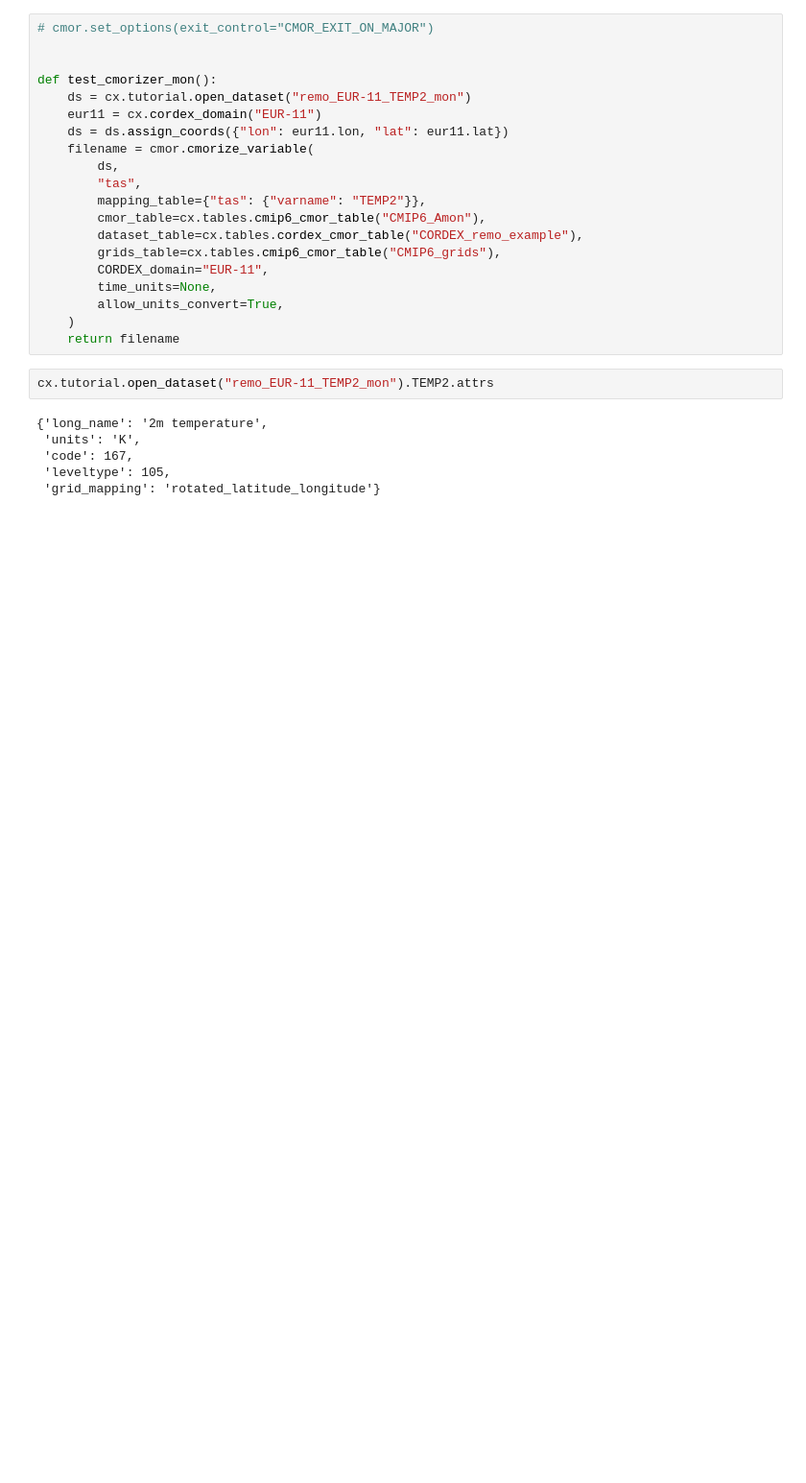
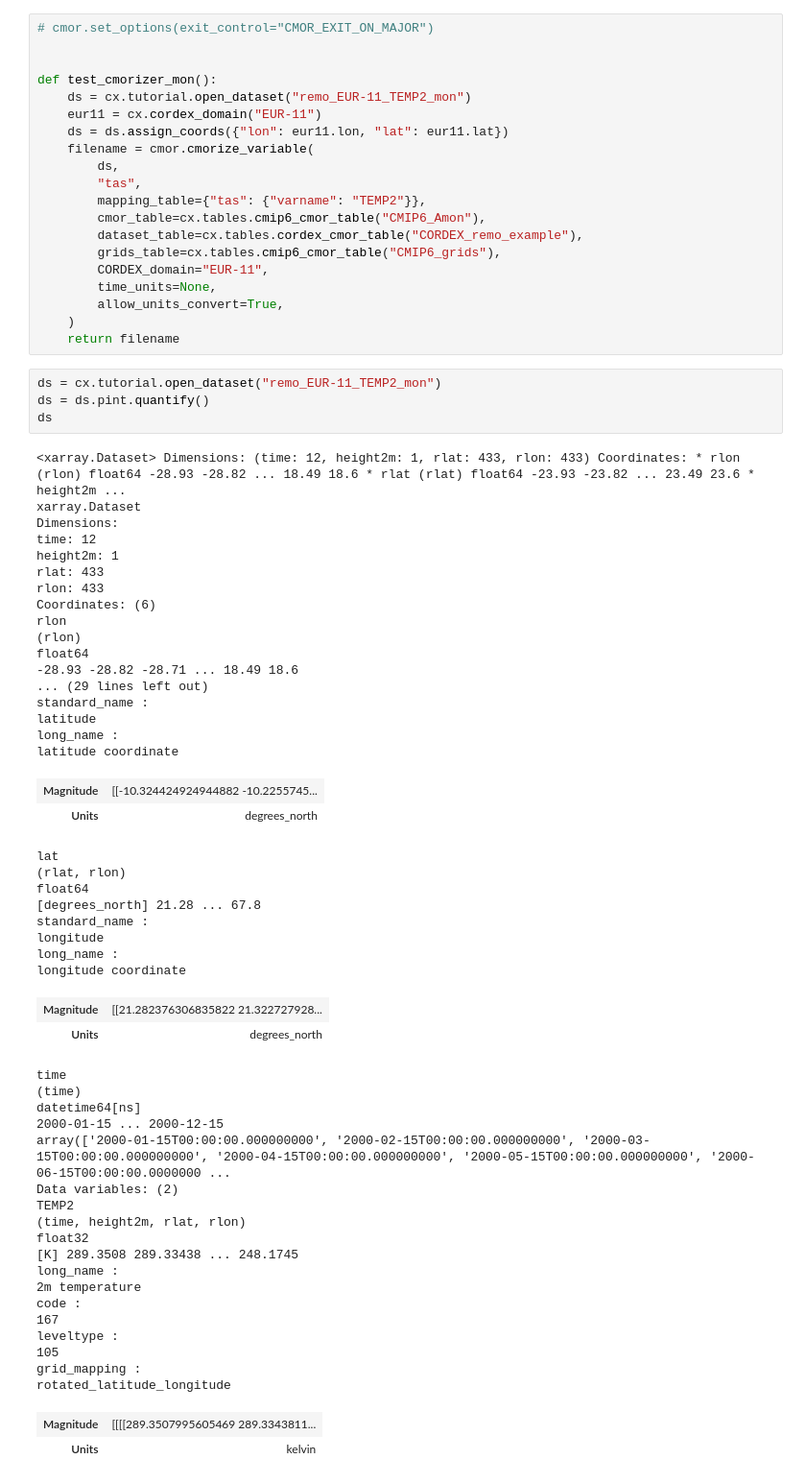
Before and after one commit to euro-cordex/py-cordex, a Jupyter notebook: notebooks/cmor-dev.ipynb, the cells around one changed output. Shown at 96% size. Saved outputs shown, nothing was run; the diff lists cells and outputs as text; blank space fills up the shorter version.

```diff
--- a/notebooks/cmor-dev.ipynb
+++ b/notebooks/cmor-dev.ipynb
@@ -29,10 +33,56 @@ def test_cmorizer_mon():
     )
     return filename
 # %%
-cx.tutorial.open_dataset("remo_EUR-11_TEMP2_mon").TEMP2.attrs
+ds = cx.tutorial.open_dataset("remo_EUR-11_TEMP2_mon")
+ds = ds.pint.quantify()
+ds
 # %% [output]
-{'long_name': '2m temperature',
- 'units': 'K',
- 'code': 167,
- 'leveltype': 105,
- 'grid_mapping': 'rotated_latitude_longitude'}
+<xarray.Dataset> Dimensions: (time: 12, height2m: 1, rlat: 433, rlon: 433) Coordinates: * rlon (rlon) float64 -28.93 -28.82 ... 18.49 18.6 * rlat (rlat) float64 -23.93 -23.82 ... 23.49 23.6 * height2m ...
+xarray.Dataset
+Dimensions:
+time: 12
+height2m: 1
+rlat: 433
+rlon: 433
+Coordinates: (6)
+rlon
+(rlon)
+float64
+-28.93 -28.82 -28.71 ... 18.49 18.6
+... (29 lines left out)
+standard_name :
+latitude
+long_name :
+latitude coordinate
+| Magnitude | [[-10.324424924944882 -10.2255745... |
+| Units | degrees_north |
+lat
+(rlat, rlon)
+float64
+[degrees_north] 21.28 ... 67.8
+standard_name :
+longitude
+long_name :
+longitude coordinate
+| Magnitude | [[21.282376306835822 21.322727928... |
+| Units | degrees_north |
+time
+(time)
+datetime64[ns]
+2000-01-15 ... 2000-12-15
+array(['2000-01-15T00:00:00.000000000', '2000-02-15T00:00:00.000000000', '2000-03-15T00:00:00.000000000', '2000-04-15T00:00:00.000000000', '2000-05-15T00:00:00.000000000', '2000-06-15T00:00:00.0000000 ...
+Data variables: (2)
+TEMP2
+(time, height2m, rlat, rlon)
+float32
+[K] 289.3508 289.33438 ... 248.1745
+long_name :
+2m temperature
+code :
+167
+leveltype :
+105
+grid_mapping :
+rotated_latitude_longitude
+| Magnitude | [[[[289.3507995605469 289.3343811... |
+| Units | kelvin |
```
Also changed, not shown: parts of 16 cells of this notebook.
